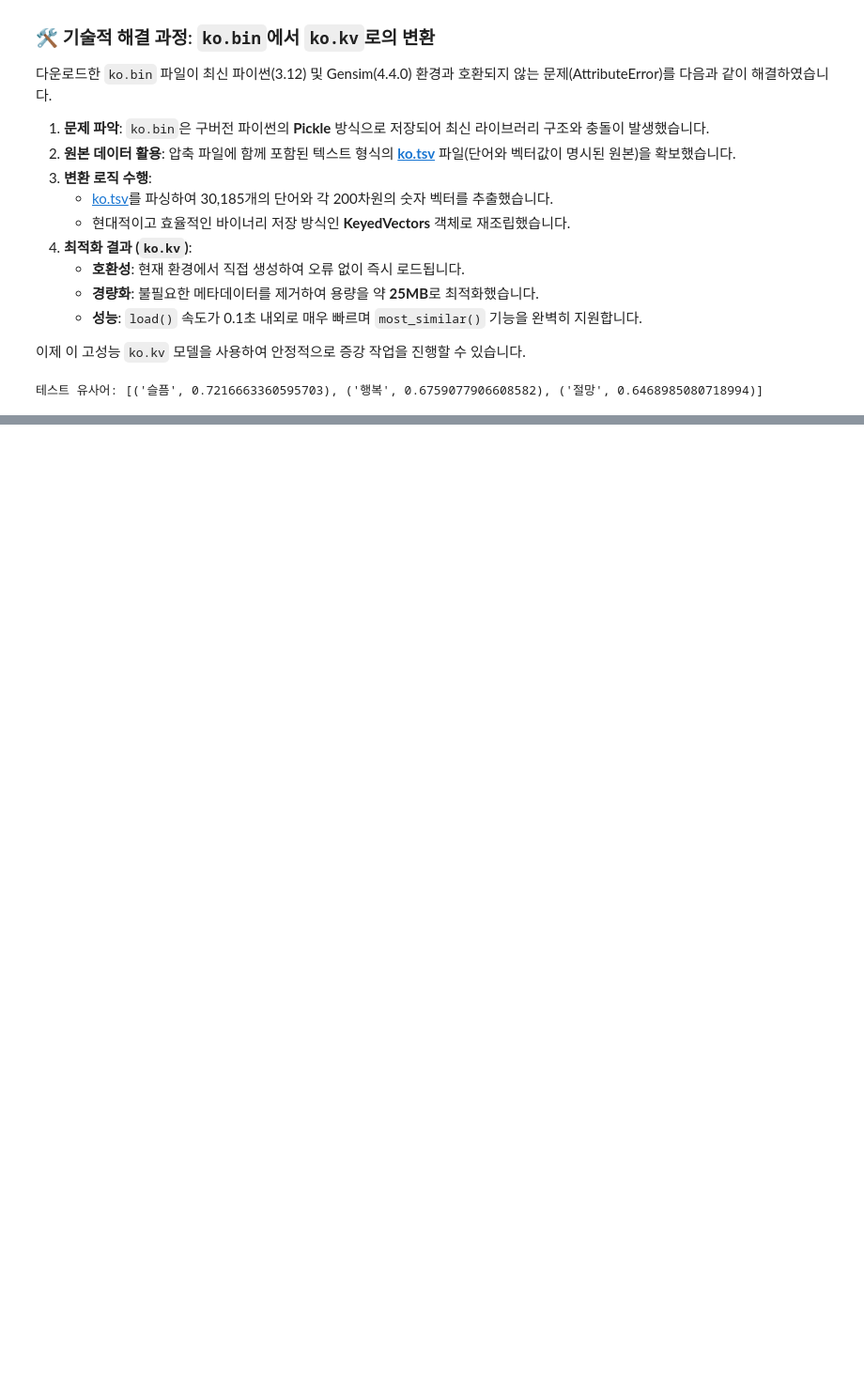
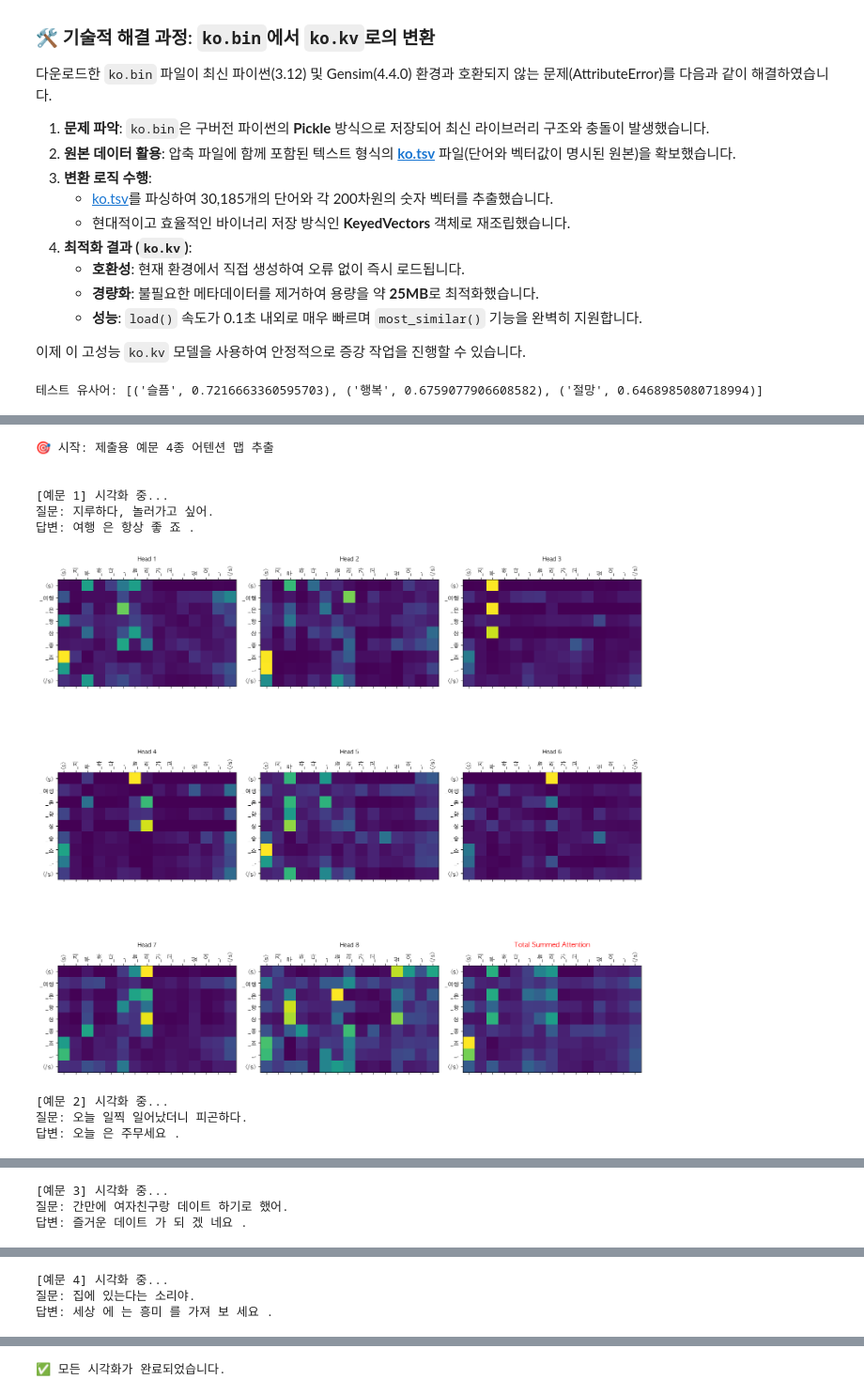
Before and after one commit to leeaain2027/project_transformer, a Jupyter notebook: chatbot_seonho.ipynb, the cells around one changed output, grey strips where cells are left out. Shown at 94% size. Cells and saved outputs as stored; diff of their text form; code cells hidden in the pictures; blank space fills up the shorter version.

```diff
--- a/chatbot_seonho.ipynb
+++ b/chatbot_seonho.ipynb
@@ -782,0 +669,4 @@ ID 3: <end> (END)
+# %%
+# Tokenizer는 Train 데이터만 보고 학습합니다.
+tokenizer = generate_tokenizer(que_train + ans_train, CFG["VOCAB_SIZE"], "kor")
+tokenizer.set_encode_extra_options("bos:eos")
@@ -782,0 +903,14 @@ ID 3: <end> (END)
+# %%
+def calculate_accuracy(real, pred):
+    # 예측값 중 가장 높은 확률의 인덱스 [batch, seq_len]
+    predictions = torch.argmax(pred, dim=-1)
+
+    # 패딩(0)이 아닌 부분만 마스킹
+    mask = (real != 0).float()
+
+    # 예측값과 실제 정답 비교
+    correct = (predictions == real).float()
+
+    # 마스크를 적용하여 실제 단어 구간의 정확도만 계산
+    accuracy = (correct * mask).sum() / mask.sum()
+    return accuracy
@@ -782,0 +1140,3 @@ ID 3: <end> (END)
+# %%
+def calculate_bleu(reference, candidate):
+    return sentence_bleu([reference], candidate, smoothing_function=SmoothingFunction().method1)
@@ -782,0 +1375,24 @@ ID 3: <end> (END)
+# %%
+print("🎯 시작: 제출용 예문 4종 어텐션 맵 추출\n")
+for i, sentence in enumerate(test_sentences):
+    print(f"\n[예문 {i+1}] 시각화 중...")
+
+    # 이전에 정의한 get_attention 함수 호출
+    # 만약 한글 깨짐이 걱정된다면 함수 내에서 폰트 설정을 체크하세요.
+    try:
+        get_attention(sentence, transformer, tokenizer)
+    except Exception as e:
+        print(f"오류 발생 ({sentence}): {e}")
+
+print("\n✅ 모든 시각화가 완료되었습니다.")
+# %% [output]
+🎯 시작: 제출용 예문 4종 어텐션 맵 추출
+
+
+[예문 1] 시각화 중...
+질문: 지루하다, 놀러가고 싶어.
+답변: 여행 은 항상 좋 죠 .
+[figure, added]
+[예문 2] 시각화 중...
+질문: 오늘 일찍 일어났더니 피곤하다.
+답변: 오늘 은 주무세요 .
@@ -782,0 +1400,3 @@ ID 3: <end> (END)
+[예문 3] 시각화 중...
+질문: 간만에 여자친구랑 데이트 하기로 했어.
+답변: 즐거운 데이트 가 되 겠 네요 .
@@ -782,0 +1404,3 @@ ID 3: <end> (END)
+[예문 4] 시각화 중...
+질문: 집에 있는다는 소리야.
+답변: 세상 에 는 흥미 를 가져 보 세요 .
@@ -782,0 +1408 @@ ID 3: <end> (END)
+✅ 모든 시각화가 완료되었습니다.
```
Also changed, not shown: parts of 45 cells of this notebook.
